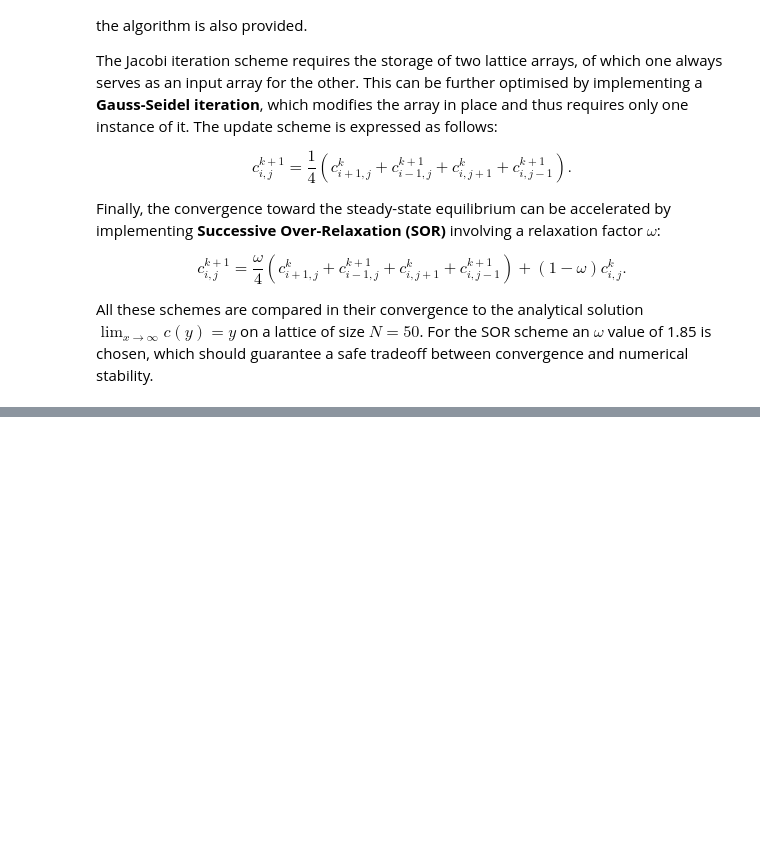
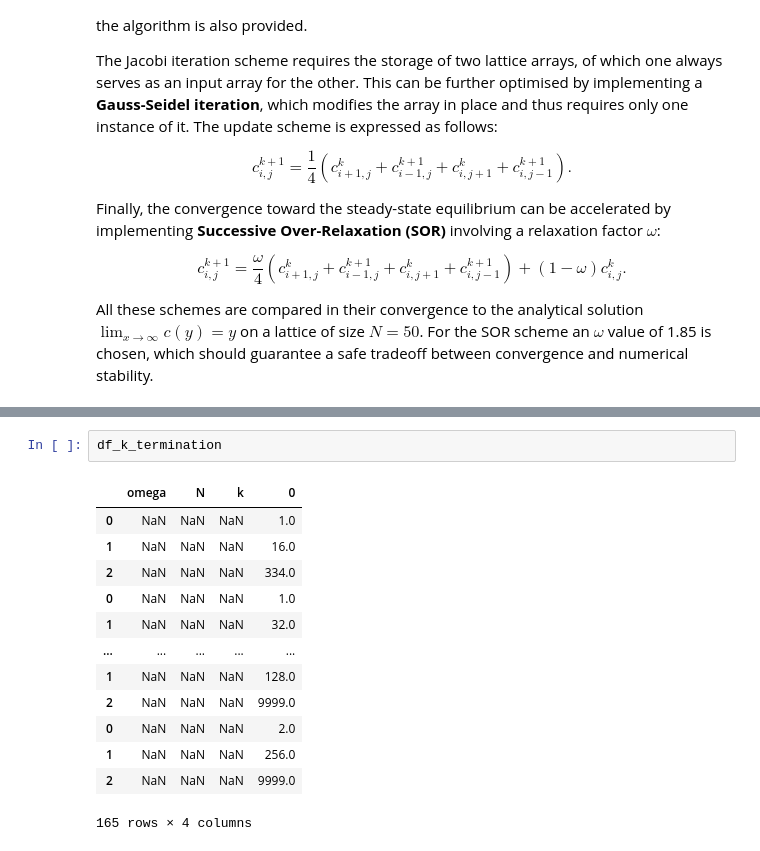
Before and after one commit to mboyan/scented-candles, a Jupyter notebook: Assignment Set 1/AssignmentSet1.ipynb, the cells around one changed output, grey strips where cells are left out. Drawn from its saved outputs; the diff is of its cells as text; blank space fills up the shorter version.

```diff
--- a/Assignment Set 1/AssignmentSet1.ipynb
+++ b/Assignment Set 1/AssignmentSet1.ipynb
@@ -386,0 +415,16 @@ The optimal relaxation parameter $\omega$ in the SOR method can be found using n
+# %%
+df_k_termination
+# %% [output]
+|  | omega | N | k | 0 |
+| 0 | NaN | NaN | NaN | 1.0 |
+| 1 | NaN | NaN | NaN | 16.0 |
+| 2 | NaN | NaN | NaN | 334.0 |
+| 0 | NaN | NaN | NaN | 1.0 |
+| 1 | NaN | NaN | NaN | 32.0 |
+| ... | ... | ... | ... | ... |
+| 1 | NaN | NaN | NaN | 128.0 |
+| 2 | NaN | NaN | NaN | 9999.0 |
+| 0 | NaN | NaN | NaN | 2.0 |
+| 1 | NaN | NaN | NaN | 256.0 |
+| 2 | NaN | NaN | NaN | 9999.0 |
+165 rows × 4 columns
```
Also changed, not shown: parts of 17 cells of this notebook, 2 other files.
